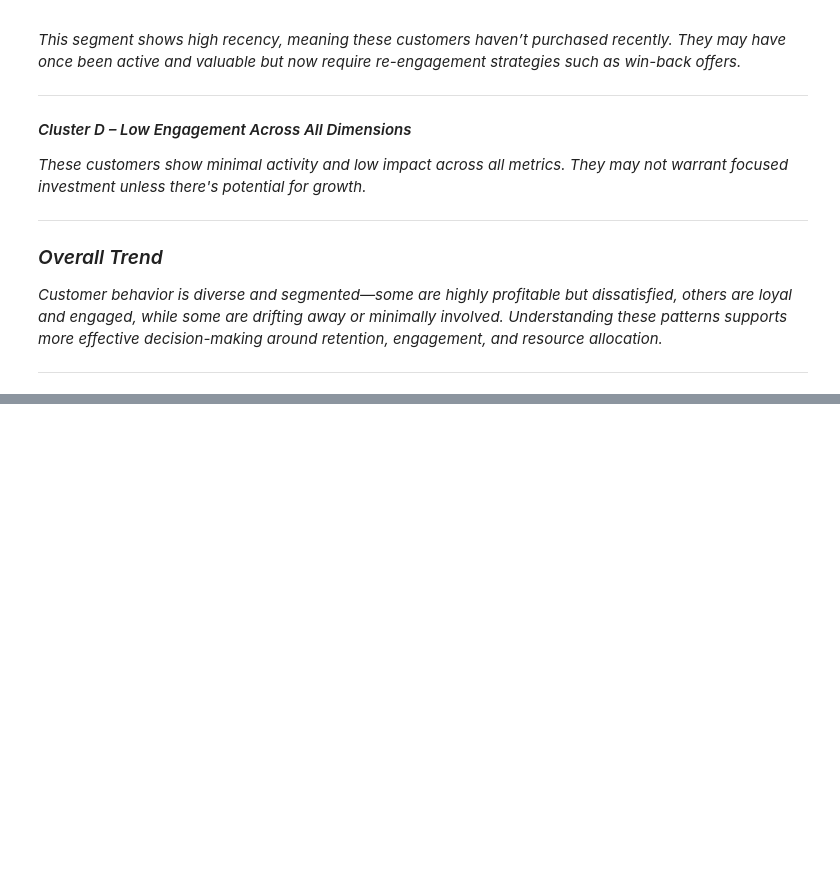
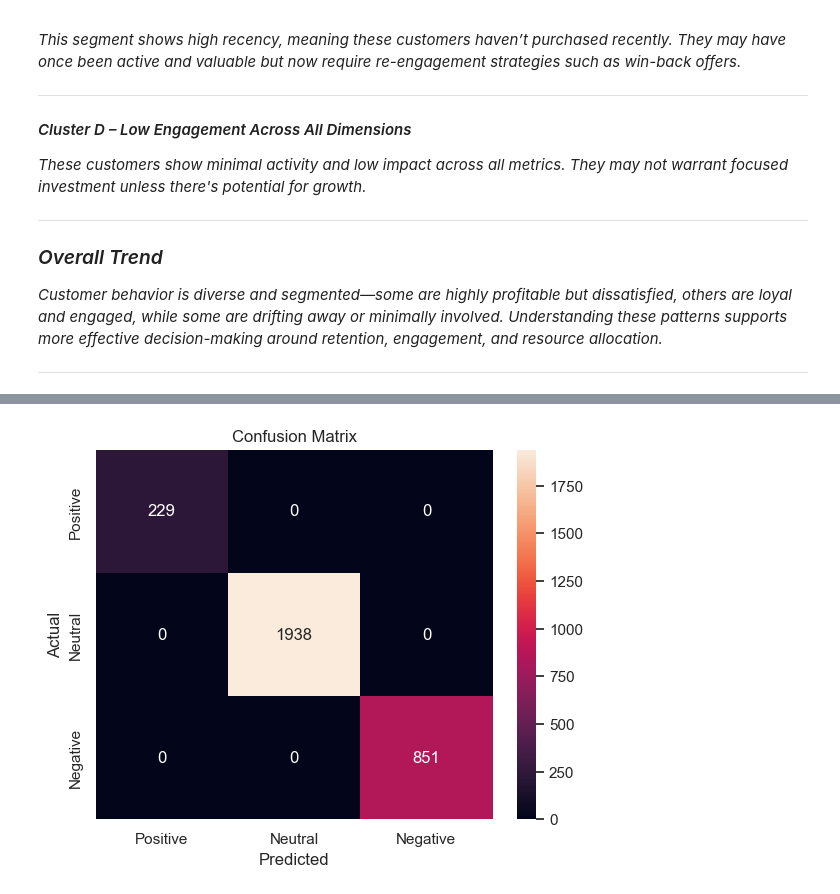
Before and after one commit to SnitTeshome/DSA2040A_DataMining_Group-8_Snit_552___Mohamed_006___Halima_315___Lesala_218, a Jupyter notebook: notebooks/3_data_mining.ipynb, the cells around one changed output, grey strips where cells are left out. Cells and saved outputs as stored; diff of their text form; code cells hidden in the pictures; blank space fills up the shorter version.

```diff
--- a/notebooks/3_data_mining.ipynb
+++ b/notebooks/3_data_mining.ipynb
@@ -263,0 +434,5 @@ The radar chart visualizes distinct customer segments based on behavioral patter
+# %%
+df_sentiment['true_sentiment'] = df_sentiment['review_comment_message_clean_sentiment']
+# %%
+y_true = df_sentiment['true_sentiment']
+y_pred = df_sentiment['review_comment_message_clean_sentiment']
@@ -263,0 +455,14 @@ The radar chart visualizes distinct customer segments based on behavioral patter
+# %%
+import seaborn as sns
+import matplotlib.pyplot as plt
+from sklearn.metrics import confusion_matrix
+
+cm = confusion_matrix(y_true, y_pred, labels=['Positive', 'Neutral', 'Negative'])
+
+sns.heatmap(cm, annot=True, fmt='d', xticklabels=['Positive', 'Neutral', 'Negative'], yticklabels=['Positive', 'Neutral', 'Negative'])
+plt.xlabel('Predicted')
+plt.ylabel('Actual')
+plt.title('Confusion Matrix')
+plt.show()
+# %% [output]
+[figure, added]
```
Also changed, not shown: parts of 19 cells of this notebook, 3 other files.
